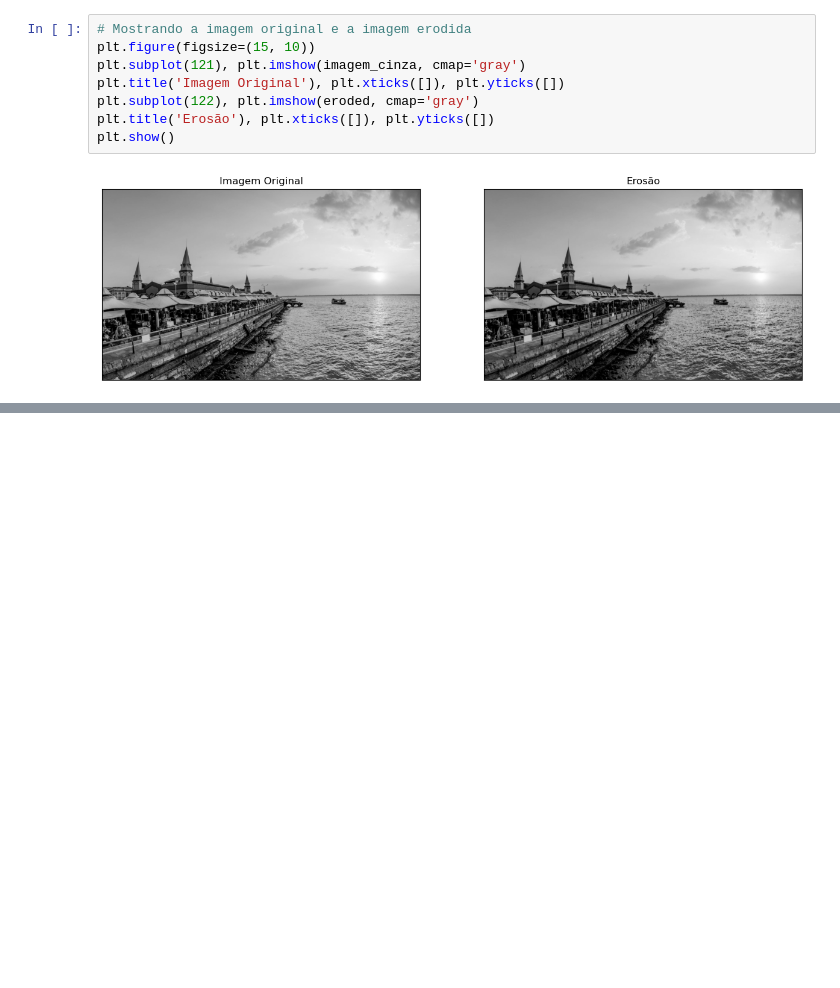
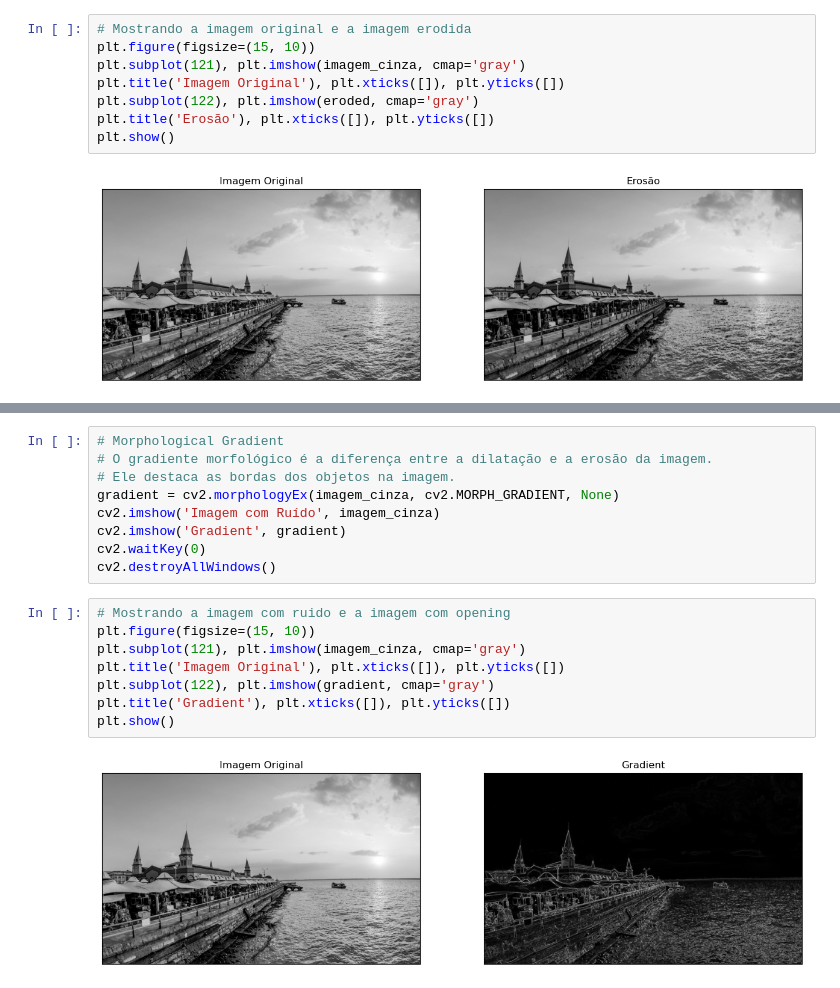
Before and after one commit to ramoneirao/visao-computacional, a Jupyter notebook: notebooks/image processing/operacoes.ipynb, the cells around one changed output, grey strips where cells are left out. Saved outputs shown, nothing was run; the diff lists cells and outputs as text; blank space fills up the shorter version.

```diff
--- a/notebooks/image processing/operacoes.ipynb
+++ b/notebooks/image processing/operacoes.ipynb
@@ -93,0 +150,19 @@ plt.show()
+# %%
+# Morphological Gradient
+# O gradiente morfológico é a diferença entre a dilatação e a erosão da imagem.
+# Ele destaca as bordas dos objetos na imagem.
+gradient = cv2.morphologyEx(imagem_cinza, cv2.MORPH_GRADIENT, None)
+cv2.imshow('Imagem com Ruído', imagem_cinza)
+cv2.imshow('Gradient', gradient)
+cv2.waitKey(0)
+cv2.destroyAllWindows()
+# %%
+# Mostrando a imagem com ruido e a imagem com opening
+plt.figure(figsize=(15, 10))
+plt.subplot(121), plt.imshow(imagem_cinza, cmap='gray')
+plt.title('Imagem Original'), plt.xticks([]), plt.yticks([])
+plt.subplot(122), plt.imshow(gradient, cmap='gray')
+plt.title('Gradient'), plt.xticks([]), plt.yticks([])
+plt.show()
+# %% [output]
+[figure, added]
```
Also changed, not shown: parts of 6 cells of this notebook.
